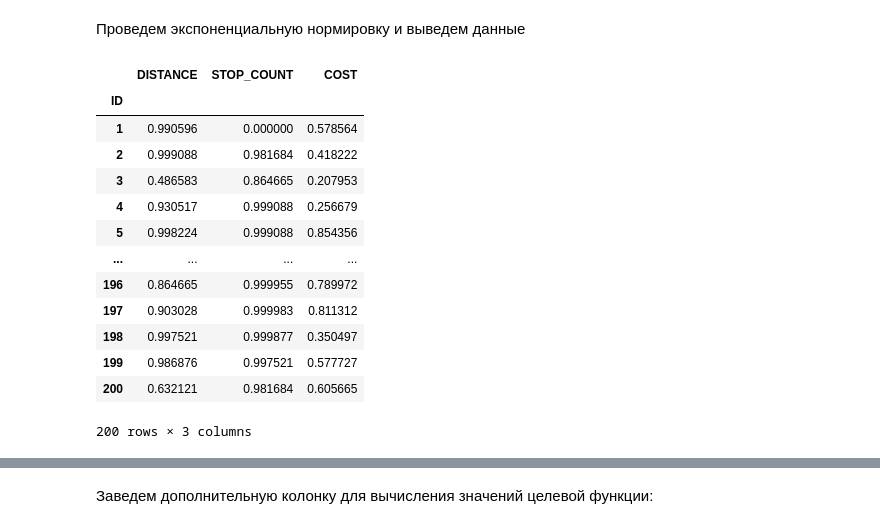
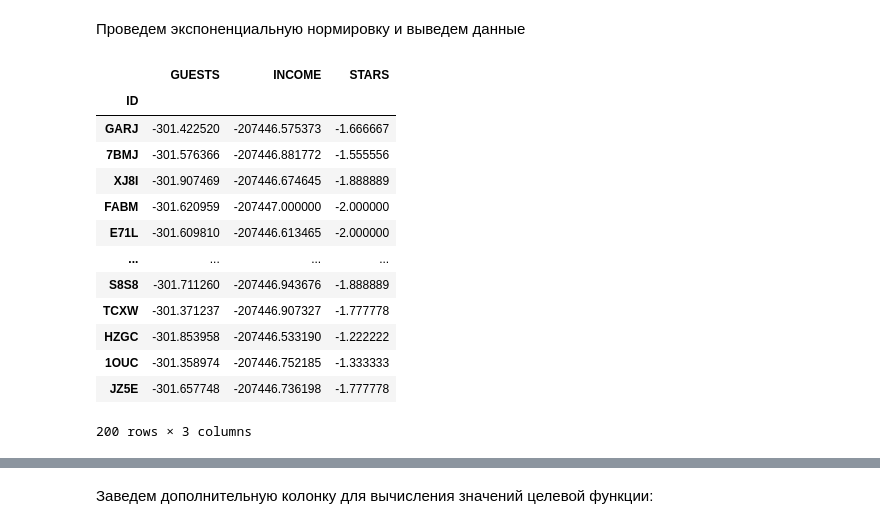
Before and after one commit to Avonna/ITMO, a Jupyter notebook: Week_6.ipynb, the cells around one changed output, grey strips where cells are left out. Saved outputs shown, nothing was run; the diff lists cells and outputs as text; code cells hidden in the pictures.

```diff
--- a/Week_6.ipynb
+++ b/Week_6.ipynb
@@ -7,7 +7,7 @@
 # %%
 import pandas as pd
 # %%
-data = pd.read_csv('/content/task4_496273.csv',
+data = pd.read_csv('/content/ITMOUniversity+DATST+spring_2021_ITMO_bac+type@asset+block@task-9cfcb652-7cc6-11eb-adfa-367dda533c29.csv',
                        delimiter=',',
                        decimal='.', index_col = 'ID')
 # %% [markdown]
@@ -41,20 +41,20 @@ import numpy as np
 # %% [markdown]
 Проведем экспоненциальную нормировку и выведем данные
 # %%
-data = 1 - np.exp(1 - data/data.min())
+data = (data - data.min())/data.max()-data.min()
 data
 # %% [output]
-|  | DISTANCE | STOP_COUNT | COST |
+|  | GUESTS | INCOME | STARS |
 | ID |  |  |  |
-| 1 | 0.990596 | 0.000000 | 0.578564 |
-| 2 | 0.999088 | 0.981684 | 0.418222 |
-| 3 | 0.486583 | 0.864665 | 0.207953 |
-| 4 | 0.930517 | 0.999088 | 0.256679 |
-| 5 | 0.998224 | 0.999088 | 0.854356 |
+| GARJ | -301.422520 | -207446.575373 | -1.666667 |
+| 7BMJ | -301.576366 | -207446.881772 | -1.555556 |
+| XJ8I | -301.907469 | -207446.674645 | -1.888889 |
+| FABM | -301.620959 | -207447.000000 | -2.000000 |
+| E71L | -301.609810 | -207446.613465 | -2.000000 |
 | ... | ... | ... | ... |
-| 196 | 0.864665 | 0.999955 | 0.789972 |
-| 197 | 0.903028 | 0.999983 | 0.811312 |
-| 198 | 0.997521 | 0.999877 | 0.350497 |
-| 199 | 0.986876 | 0.997521 | 0.577727 |
-| 200 | 0.632121 | 0.981684 | 0.605665 |
+| S8S8 | -301.711260 | -207446.943676 | -1.888889 |
+| TCXW | -301.371237 | -207446.907327 | -1.777778 |
+| HZGC | -301.853958 | -207446.533190 | -1.222222 |
+| 1OUC | -301.358974 | -207446.752185 | -1.333333 |
+| JZ5E | -301.657748 | -207446.736198 | -1.777778 |
 200 rows × 3 columns
```
Also changed, not shown: parts of 5 cells of this notebook.
